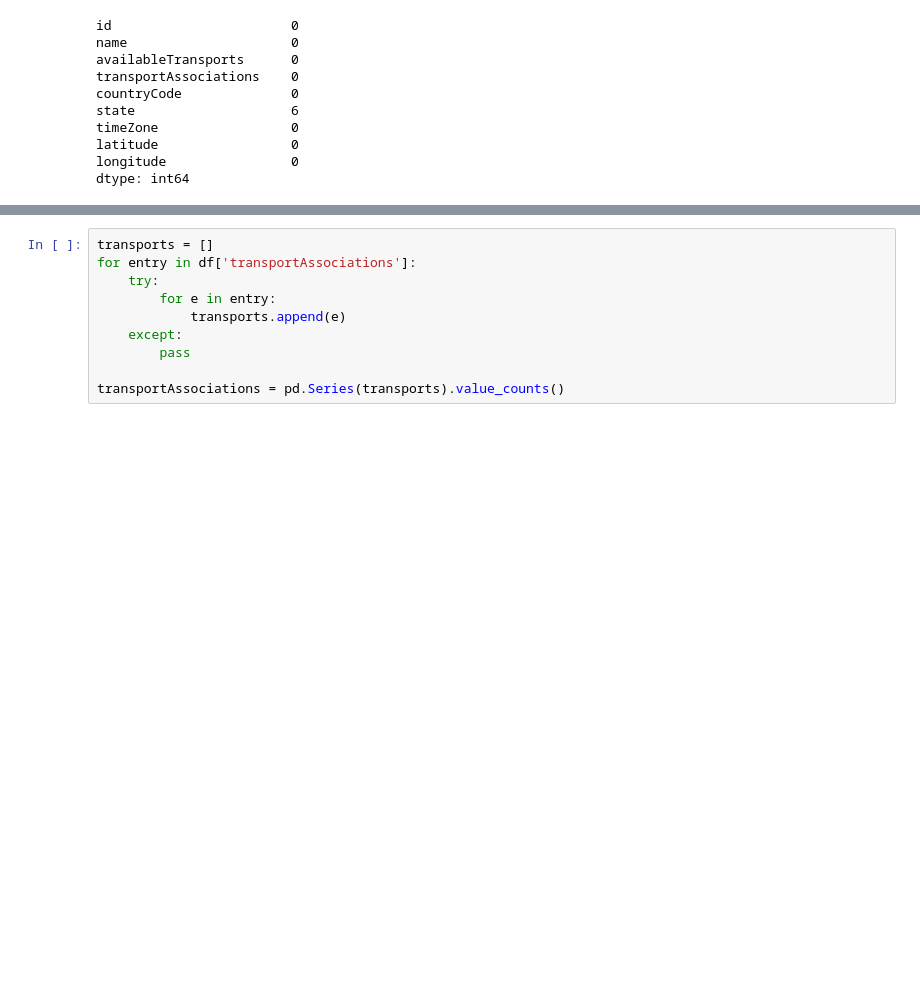
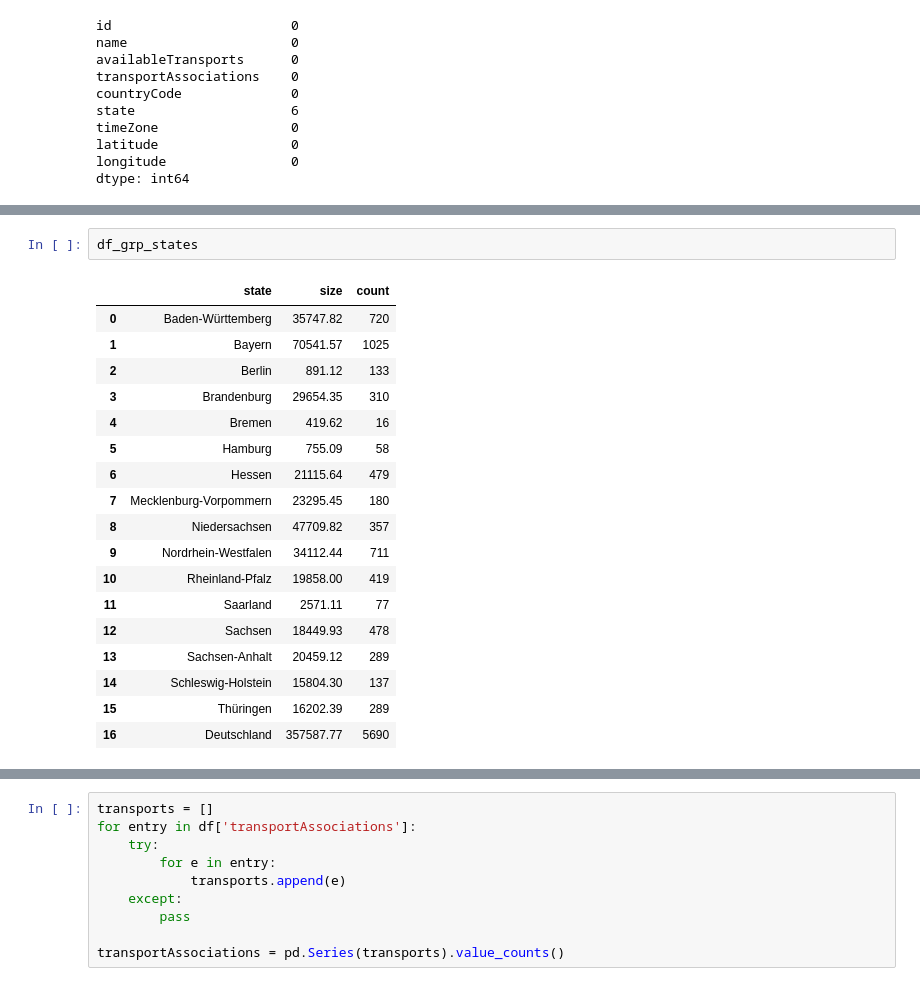
Before and after one commit to lz039/python4ds_project, a Jupyter notebook: DB_EDA.ipynb, the cells around one changed output, grey strips where cells are left out. Drawn from its saved outputs; the diff is of its cells as text; blank space fills up the shorter version.

```diff
--- a/DB_EDA.ipynb
+++ b/DB_EDA.ipynb
@@ -143,0 +378,21 @@ Name: availableTransports, Length: 5690, dtype: object
+# %%
+df_grp_states
+# %% [output]
+|  | state | size | count |
+| 0 | Baden-Württemberg | 35747.82 | 720 |
+| 1 | Bayern | 70541.57 | 1025 |
+| 2 | Berlin | 891.12 | 133 |
+| 3 | Brandenburg | 29654.35 | 310 |
+| 4 | Bremen | 419.62 | 16 |
+| 5 | Hamburg | 755.09 | 58 |
+| 6 | Hessen | 21115.64 | 479 |
+| 7 | Mecklenburg-Vorpommern | 23295.45 | 180 |
+| 8 | Niedersachsen | 47709.82 | 357 |
+| 9 | Nordrhein-Westfalen | 34112.44 | 711 |
+| 10 | Rheinland-Pfalz | 19858.00 | 419 |
+| 11 | Saarland | 2571.11 | 77 |
+| 12 | Sachsen | 18449.93 | 478 |
+| 13 | Sachsen-Anhalt | 20459.12 | 289 |
+| 14 | Schleswig-Holstein | 15804.30 | 137 |
+| 15 | Thüringen | 16202.39 | 289 |
+| 16 | Deutschland | 357587.77 | 5690 |
```
Also changed, not shown: parts of 85 cells of this notebook, 4 other files.
